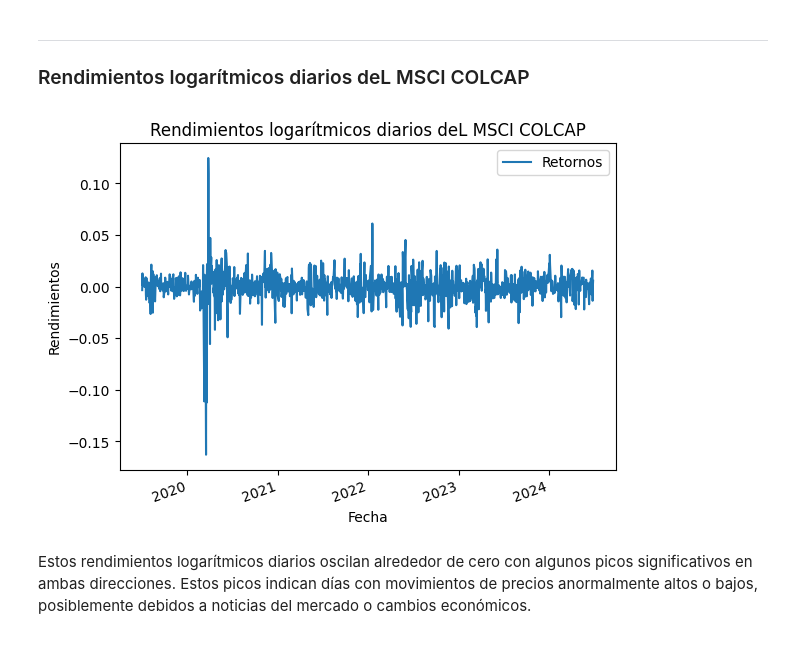
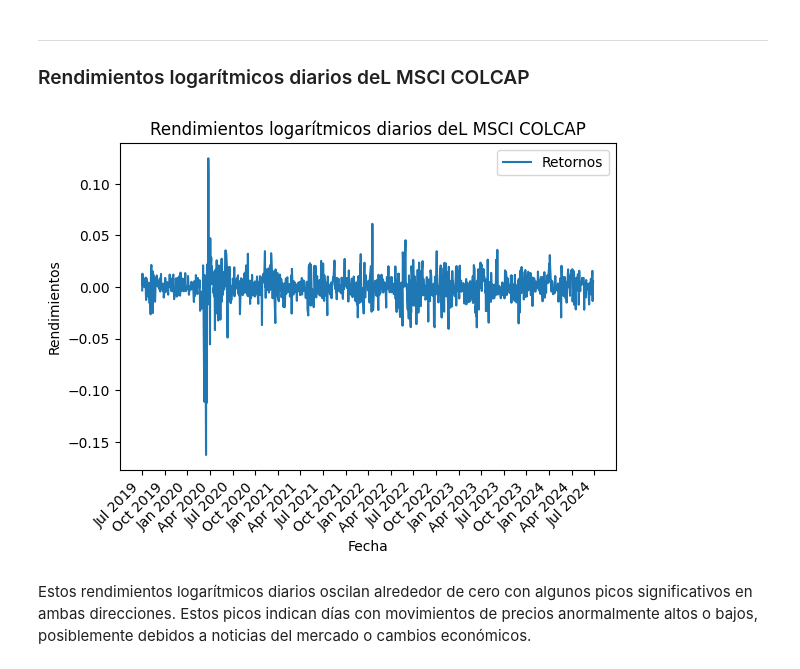
Before and after one commit to angiellanos/Merton_con_procesos_difusi-n_con_saltos, a Jupyter notebook: Modelos_de_Merton_con_saltos.ipynb, the cells around one changed output. Cells and saved outputs as stored; diff of their text form; code cells hidden in the pictures.

```diff
--- a/Modelos_de_Merton_con_saltos.ipynb
+++ b/Modelos_de_Merton_con_saltos.ipynb
@@ -121,15 +123,19 @@ Se observa una tendencia general al alza con varias fluctuaciones significativas
 # %%
 def returns(df):
   ax = df.plot(y='Retornos')
   ax.set_title('Rendimientos logarítmicos diarios deL MSCI COLCAP')
   ax.set_xlabel('Fecha')
   ax.set_ylabel('Rendimientos')
-  plt.xticks(rotation=20)
+
+  ax.xaxis.set_major_locator(mdates.MonthLocator(interval=3))  # Etiquetas cada 6 meses
+  ax.xaxis.set_major_formatter(mdates.DateFormatter('%b %Y'))  # Formato mes y año
+
+  plt.xticks(rotation=45)
   plt.show()
 
 returns(data)
 # %% [output]
-[figure, old version]
+[figure, new version]
 # %% [markdown]
 Estos rendimientos logarítmicos diarios oscilan alrededor de cero con algunos picos significativos en ambas direcciones. Estos picos indican días con movimientos de precios anormalmente altos o bajos, posiblemente debidos a noticias del mercado o cambios económicos.
 # %% [markdown]
```
Also changed, not shown: parts of 13 cells of this notebook.
